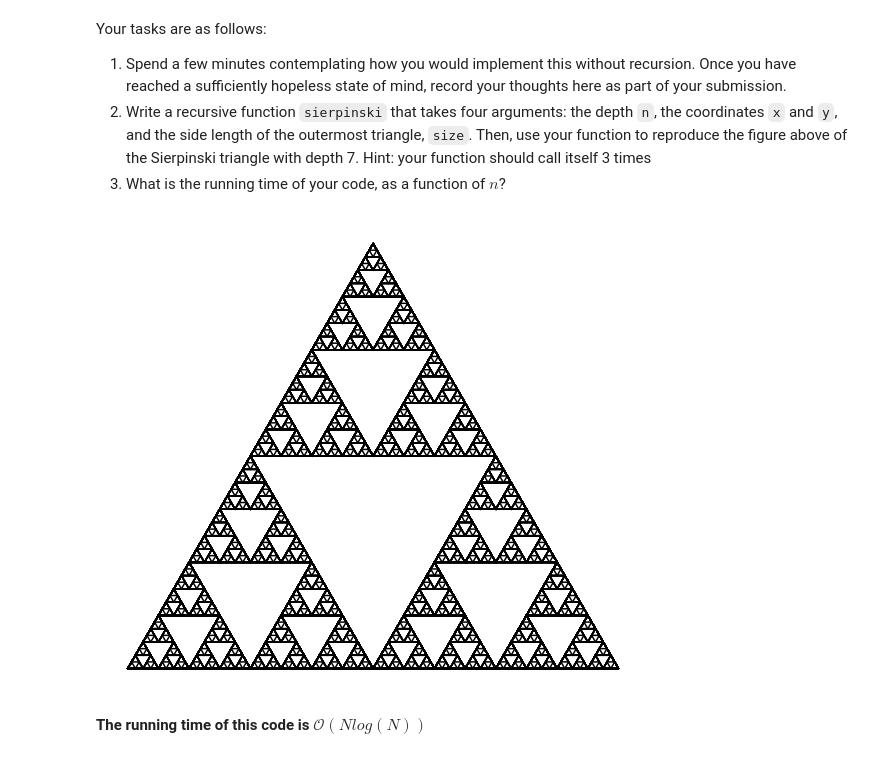
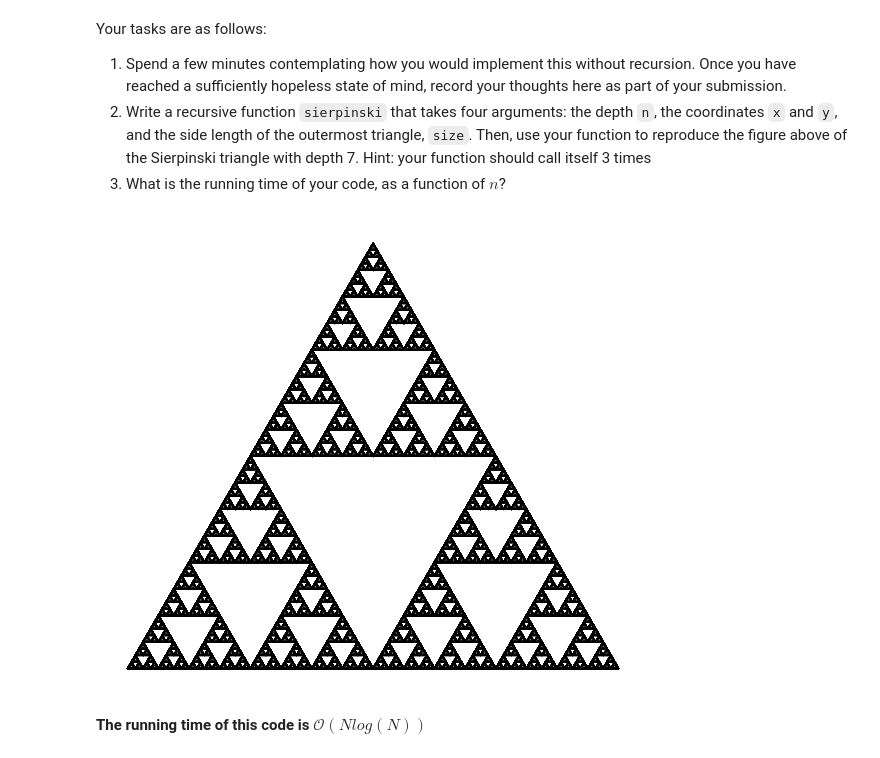
Before and after one commit to ujjwal-upadhyay/Ujjwal_Upadhyay_DATA532_bonus_questions, a Jupyter notebook: Ujjwal_Upadhyay_DATA532_bonusExercises.ipynb, the cells around one changed output. Saved outputs shown, nothing was run; the diff lists cells and outputs as text; code cells hidden in the pictures.

```diff
--- a/Ujjwal_Upadhyay_DATA532_bonusExercises.ipynb
+++ b/Ujjwal_Upadhyay_DATA532_bonusExercises.ipynb
@@ -111,35 +111,35 @@ Your tasks are as follows:
 # %%
 def sierpienski(x,y,size,n):
 
     '''
     Draws a Sierpienski triangle using recursion
     Inputs: Given depth n, the coordinates x and y,
     and the side length of the outermost triangle,size
     Output: Sierpienski triangle
     '''
 
     #print(x,y,size,n)
 
-    while(n>=2):
+    while(n>=1):
 
         #Call draw_triangle recursively
         draw_triangle(x - size/2, y, size)
         draw_triangle(x + size/2, y, size)
         draw_triangle(x, y + size * (np.sqrt(3)/2), size)
 
         #Reduce the value of n at each iteration
         n -= 1
 
         #Call sierpienski() recursively
         sierpienski(x - size/2, y, size/2, n)
         sierpienski(x + size/2, y, size/2, n)
         sierpienski(x, y + size*(np.sqrt(3)/2), size/2, n)
 
 
 sierpienski(0,0,1,7)
 show_triangles() # show the triangle
 # %% [output]
-[figure, old version]
+[figure, new version]
 # %% [markdown]
 __The running time of this code is $\mathcal{O}(Nlog(N))$__
 # %% [markdown]
```
